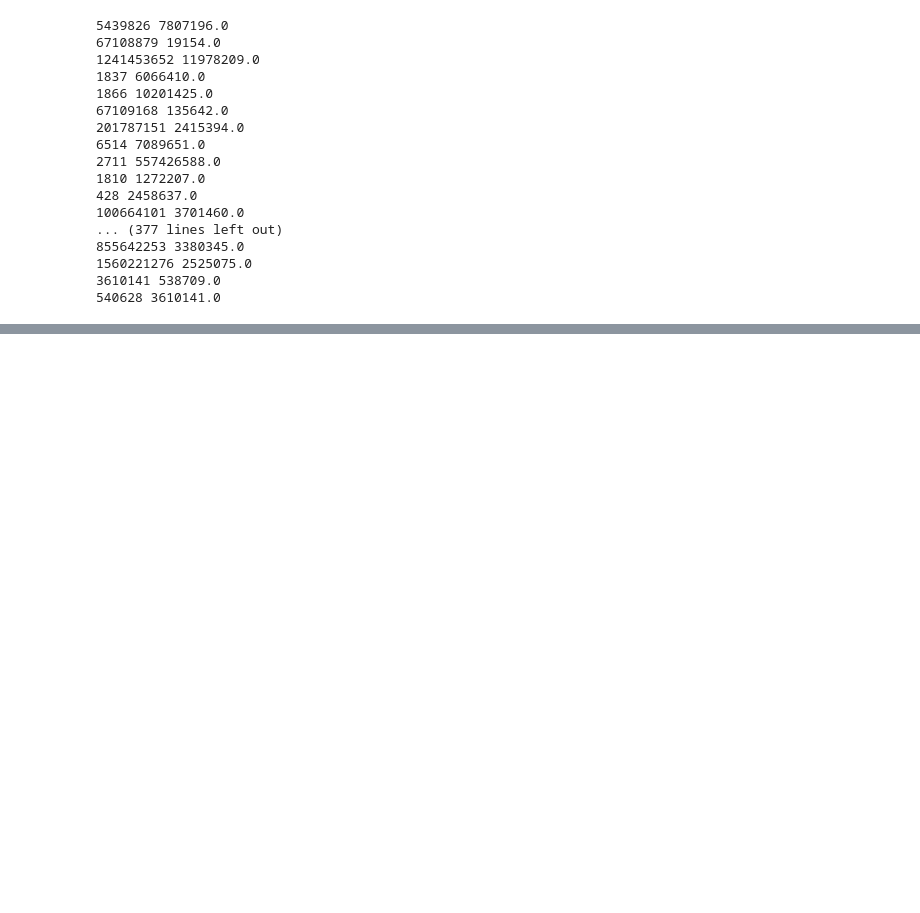
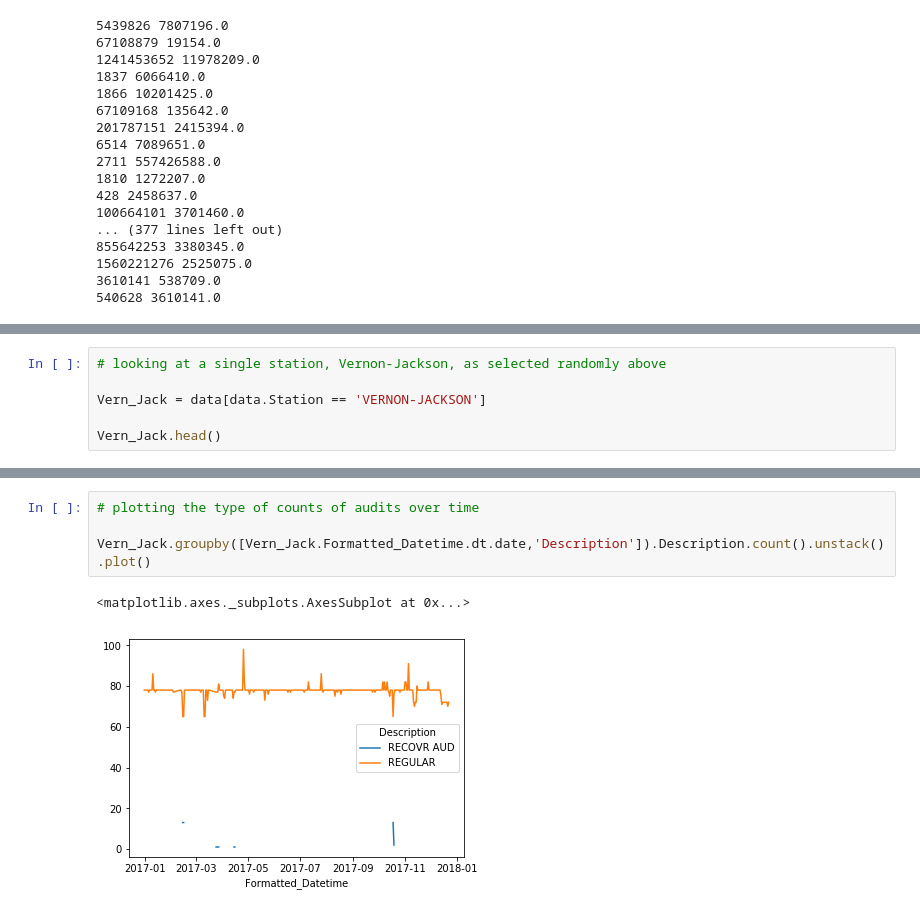
Before and after one commit to XuanX111/dsp_project1, a Jupyter notebook: mta_turnstile_analysis.ipynb, the cells around one changed output, grey strips where cells are left out. Saved outputs shown, nothing was run; the diff lists cells and outputs as text; blank space fills up the shorter version.

```diff
--- a/mta_turnstile_analysis.ipynb
+++ b/mta_turnstile_analysis.ipynb
@@ -311,0 +350,6 @@ daily_data.head()
+# %%
+# looking at a single station, Vernon-Jackson, as selected randomly above
+
+Vern_Jack = data[data.Station == 'VERNON-JACKSON']
+
+Vern_Jack.head()
@@ -311,0 +363,7 @@ daily_data.head()
+# %%
+# plotting the type of counts of audits over time
+
+Vern_Jack.groupby([Vern_Jack.Formatted_Datetime.dt.date,'Description']).Description.count().unstack().plot()
+# %% [output]
+<matplotlib.axes._subplots.AxesSubplot at 0x...>
+[figure, added]
```
Also changed, not shown: parts of 13 cells of this notebook.
